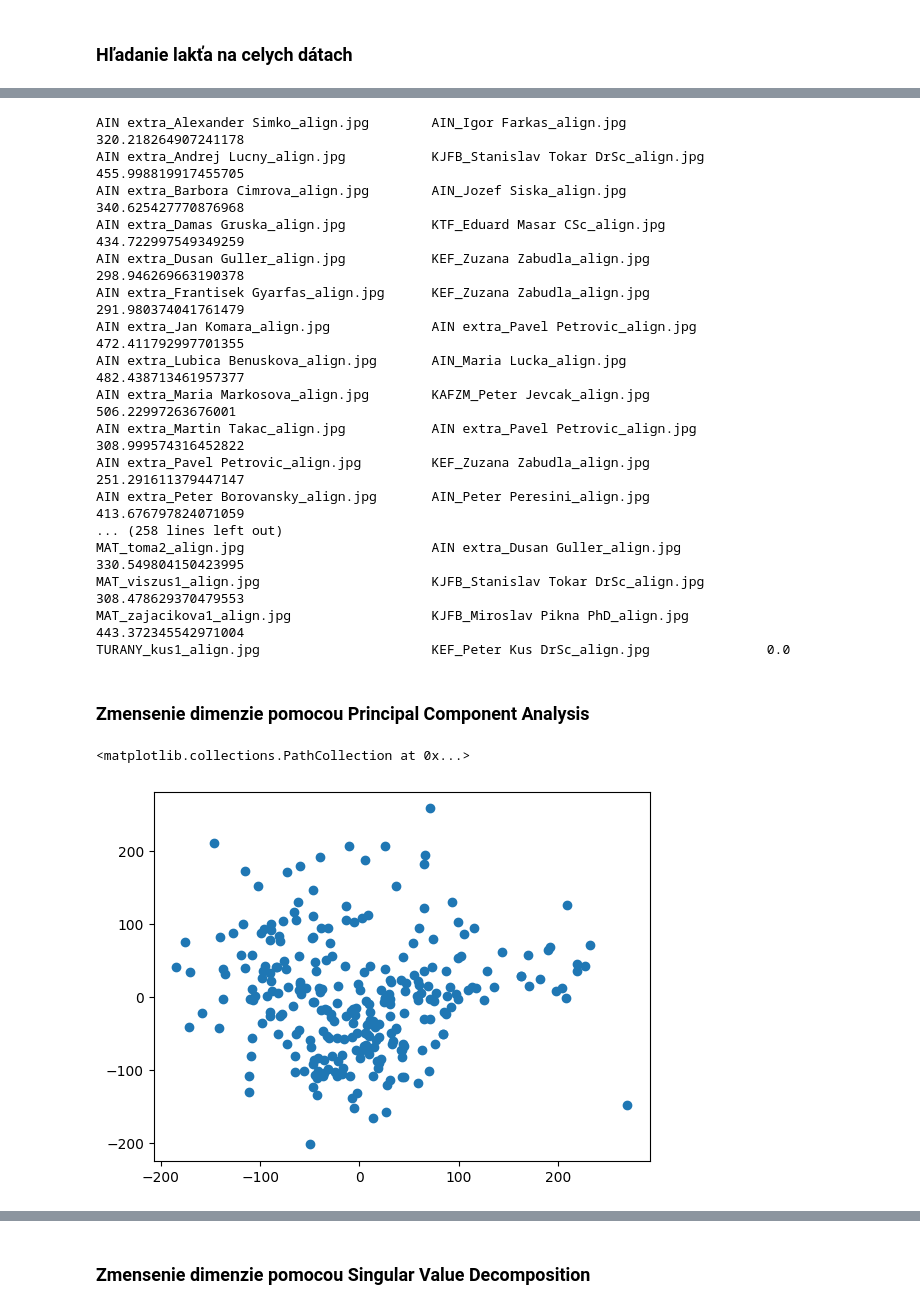
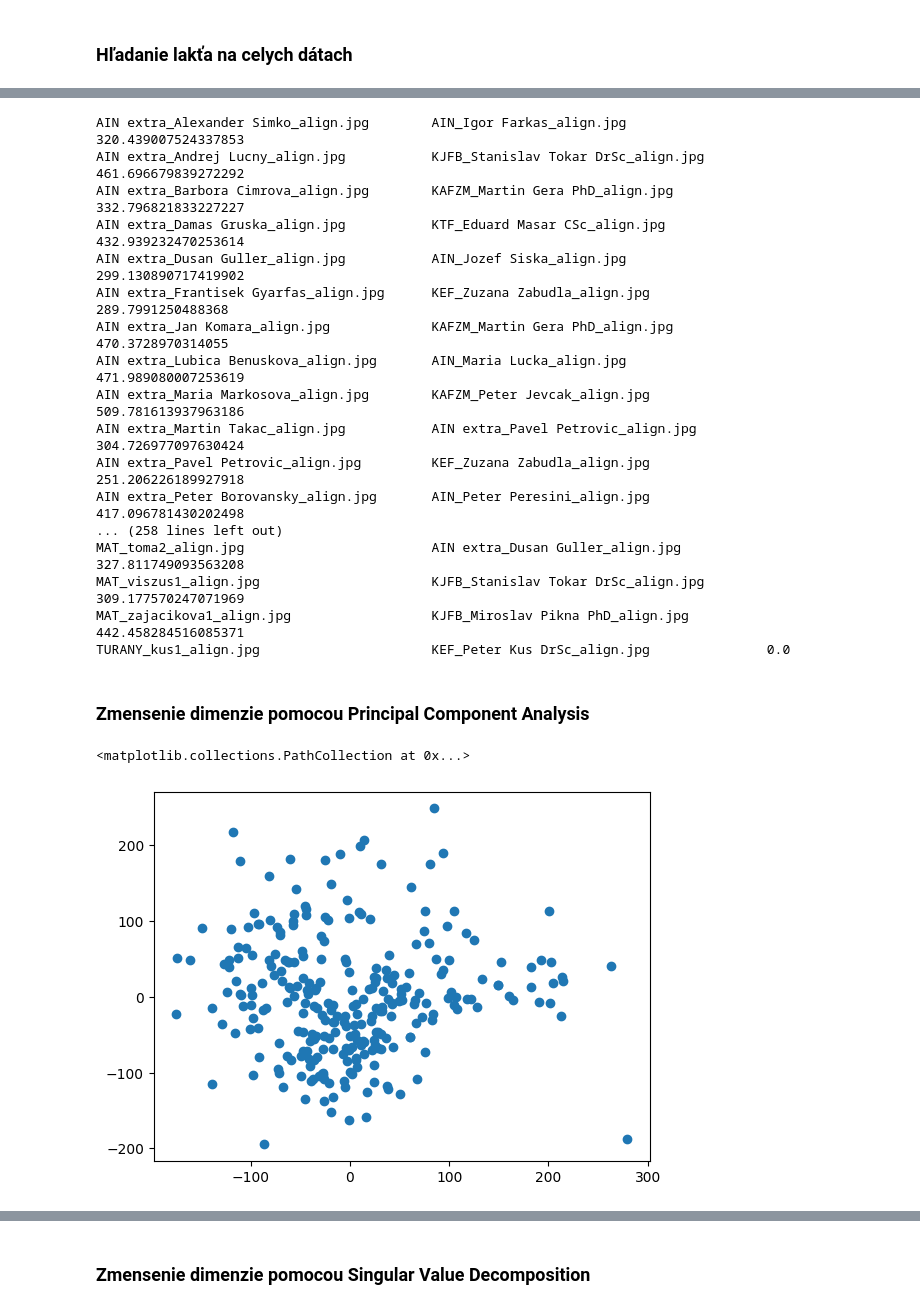
Before and after one commit to vikion/eigenfaces, a Jupyter notebook: PCA_orig_TrainSet.ipynb, the cells around one changed output, grey strips where cells are left out. Saved outputs shown, nothing was run; the diff lists cells and outputs as text; code cells hidden in the pictures.

```diff
--- a/PCA_orig_TrainSet.ipynb
+++ b/PCA_orig_TrainSet.ipynb
@@ -36,12 +37,16 @@ plt.imshow(images[0])
 ### Priemerna tvar
 # %%
 avg_face = np.zeros(64*64)
+# vypocet suctu vsetkych tvari
 for face in images:
+    # zmena rozmerov, z fotografie na vektor
     face_vec = face.flatten()
-    #face_vec = face_vec.reshape(face_vec.shape[0], 1)
     avg_face += face_vec
 
-avg_face = avg_face/len(images)
+# vydelenie poctom pre ziskanie priemernej tvare
+avg_face = avg_face/len(faces)
+
+#vykreslenie priemernej tvare
 avg_face_img = avg_face.reshape(64, 64)
 plt.imshow(avg_face_img)
 # %% [output]
@@ -104,37 +114,44 @@ plt.plot(iner)
 # %%
+# hladanie najpodobnejsej tvare ku kazdej tvary pomocou Euklidovksej vzialenosti
+# rozdielu vektorou koeficientou eigenfaces
 for name1, val1 in face_vals.items():
+    # zapamatanie zatial najlepsej tvare
     best_dist = float("inf")
     best_name = ""
     for name2, val2 in face_vals.items():
+        # ak najde lepsiu nahradi nou zatial najlepsiu
         if name1 != name2 and np.linalg.norm(val1 - val2) < best_dist:
             best_dist = np.linalg.norm(val1 - val2)
             best_name = name2
     #print("Najpodobnejsia tvar k", name1, "je", best_name, best_dist)
     print(f"{name1:42} {best_name:42} {best_dist:1.18}")
 # %% [output]
-AIN extra_Alexander Simko_align.jpg        AIN_Igor Farkas_align.jpg                  320.218264907241178
-AIN extra_Andrej Lucny_align.jpg           KJFB_Stanislav Tokar DrSc_align.jpg        455.998819917455705
-AIN extra_Barbora Cimrova_align.jpg        AIN_Jozef Siska_align.jpg                  340.625427770876968
-AIN extra_Damas Gruska_align.jpg           KTF_Eduard Masar CSc_align.jpg             434.722997549349259
-AIN extra_Dusan Guller_align.jpg           KEF_Zuzana Zabudla_align.jpg               298.946269663190378
-AIN extra_Frantisek Gyarfas_align.jpg      KEF_Zuzana Zabudla_align.jpg               291.980374041761479
-AIN extra_Jan Komara_align.jpg             AIN extra_Pavel Petrovic_align.jpg         472.411792997701355
-AIN extra_Lubica Benuskova_align.jpg       AIN_Maria Lucka_align.jpg                  482.438713461957377
-AIN extra_Maria Markosova_align.jpg        KAFZM_Peter Jevcak_align.jpg               506.22997263676001
-AIN extra_Martin Takac_align.jpg           AIN extra_Pavel Petrovic_align.jpg         308.999574316452822
-AIN extra_Pavel Petrovic_align.jpg         KEF_Zuzana Zabudla_align.jpg               251.291611379447147
-AIN extra_Peter Borovansky_align.jpg       AIN_Peter Peresini_align.jpg               413.676797824071059
+AIN extra_Alexander Simko_align.jpg        AIN_Igor Farkas_align.jpg                  320.439007524337853
+AIN extra_Andrej Lucny_align.jpg           KJFB_Stanislav Tokar DrSc_align.jpg        461.696679839272292
+AIN extra_Barbora Cimrova_align.jpg        KAFZM_Martin Gera PhD_align.jpg            332.796821833227227
+AIN extra_Damas Gruska_align.jpg           KTF_Eduard Masar CSc_align.jpg             432.939232470253614
+AIN extra_Dusan Guller_align.jpg           AIN_Jozef Siska_align.jpg                  299.130890717419902
+AIN extra_Frantisek Gyarfas_align.jpg      KEF_Zuzana Zabudla_align.jpg               289.7991250488368
+AIN extra_Jan Komara_align.jpg             KAFZM_Martin Gera PhD_align.jpg            470.3728970314055
+AIN extra_Lubica Benuskova_align.jpg       AIN_Maria Lucka_align.jpg                  471.989080007253619
+AIN extra_Maria Markosova_align.jpg        KAFZM_Peter Jevcak_align.jpg               509.781613937963186
+AIN extra_Martin Takac_align.jpg           AIN extra_Pavel Petrovic_align.jpg         304.726977097630424
+AIN extra_Pavel Petrovic_align.jpg         KEF_Zuzana Zabudla_align.jpg               251.206226189927918
+AIN extra_Peter Borovansky_align.jpg       AIN_Peter Peresini_align.jpg               417.096781430202498
 ... (258 lines left out)
-MAT_toma2_align.jpg                        AIN extra_Dusan Guller_align.jpg           330.549804150423995
-MAT_viszus1_align.jpg                      KJFB_Stanislav Tokar DrSc_align.jpg        308.478629370479553
-MAT_zajacikova1_align.jpg                  KJFB_Miroslav Pikna PhD_align.jpg          443.372345542971004
+MAT_toma2_align.jpg                        AIN extra_Dusan Guller_align.jpg           327.811749093563208
+MAT_viszus1_align.jpg                      KJFB_Stanislav Tokar DrSc_align.jpg        309.177570247071969
+MAT_zajacikova1_align.jpg                  KJFB_Miroslav Pikna PhD_align.jpg          442.458284516085371
 TURANY_kus1_align.jpg                      KEF_Peter Kus DrSc_align.jpg               0.0
 # %% [markdown]
 ### Zmensenie dimenzie pomocou Principal Component Analysis
 # %%
-pca = PCA(n_components=2).fit_transform(vals)
+# znizenie dimenzionality vektorou koeficientou eigenfaces pomocou petody PCA na 2 dimenzie
+pca = PCA(n_components=2).fit_transform(list(face_vals.values()))
+
+# vykreslenie scatterplotu vysledkych hodnot
 plt.scatter(x=pca[:, 0], y=pca[:, 1])
 # %% [output]
 <matplotlib.collections.PathCollection at 0x...>
-[figure, old version]
+[figure, new version]
 # %%
```
Also changed, not shown: parts of 16 cells of this notebook, 1 other file.
